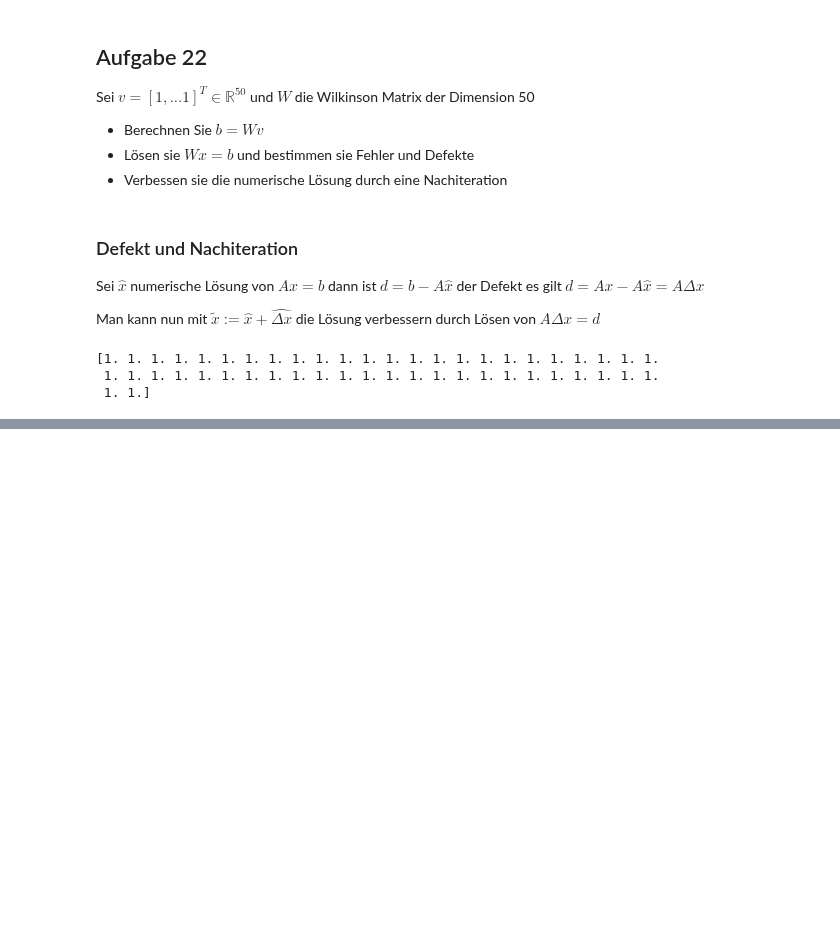
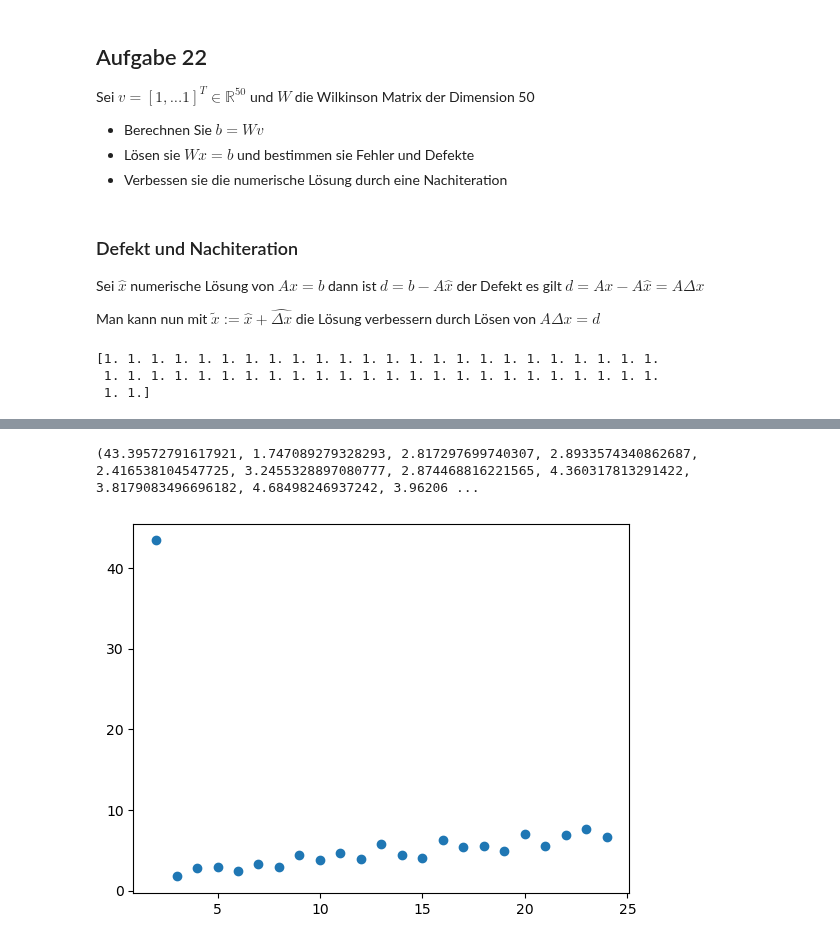
Before and after one commit to LukasMeinschad/Studium, a Jupyter notebook: Mathe/Numerik/VO/systems_of_linear_equations.ipynb, the cells around one changed output, grey strips where cells are left out. Cells and saved outputs as stored; diff of their text form; code cells hidden in the pictures; blank space fills up the shorter version.

```diff
--- a/Mathe/Numerik/VO/systems_of_linear_equations.ipynb
+++ b/Mathe/Numerik/VO/systems_of_linear_equations.ipynb
@@ -288,0 +386,77 @@ print(x_nachiteration)
+# %%
+import numpy as np
+import matplotlib.pyplot as plt
+
+
+def lu_decomposition_with_beta(A):
+    """
+    Performs the LU decomposition with column pivoting and calculates beta values.
+
+    Args:
+        A (numpy.ndarray): A square matrix
+    Returns:
+        P (numpy.ndarray): Permutation matrix for column pivoting
+        L (numpy.ndarray): Lower triangular matrix
+        U (numpy.ndarray): Upper triangular matrix
+        max_a_ij_k: Calculates the maximum entry in each step
+    """
+
+    n = A.shape[0]
+    P = np.eye(n)
+    L = np.zeros_like(A)
+    U = A.copy()
+    max_a_ij_k = []
+
+    for i in range(n):
+        pivot = np.argmax(np.abs(U[i:, i])) + i
+
+        # If pivot not equal to i, swap rows in U and permutation matrix
+        if pivot != i:
+            U[[i, pivot], :] = U[[pivot, i], :]  # Swap rows of U
+            P[[i, pivot], :] = P[[pivot, i], :]  # Swap rows of P
+            if i > 0:
+                L[[i, pivot], :i] = L[[pivot, i], :i]
+
+        # Calculate beta for the current step
+        max_a_ij = np.max(np.abs(U))
+        max_a_ij_k.append(max_a_ij)
+
+        for j in range(i + 1, n):
+            L[j, i] = U[j, i] / U[i, i]  # Multiplier
+            U[j, i:] = U[j, i:] - L[j, i] * U[i, i:]  # Gaussian
+
+    np.fill_diagonal(L, 1)
+
+    return P, L, U, max_a_ij_k
+
+
+n_vals = range(2,25)
+
+
+num_matrices = 30
+
+
+beta_vals = []
+
+for n in n_vals:
+    betas_for_n = []
+    for _ in range(num_matrices):
+        A = np.random.uniform(-1,1,(n,n))
+
+        _, _, _, max_a_ij_k = lu_decomposition_with_beta(A)
+
+        max_a_ij_k = np.max(max_a_ij_k)
+
+        beta = max_a_ij_k / A.max()
+        betas_for_n.append(beta)
+    beta_vals.append((n,np.max(betas_for_n)))
+
+
+
+n_values_plot, betas_plot = zip(*beta_vals)
+print(betas_plot)
+plt.scatter(n_values_plot,betas_plot)
+plt.show()
+# %% [output]
+(43.39572791617921, 1.747089279328293, 2.817297699740307, 2.8933574340862687, 2.416538104547725, 3.2455328897080777, 2.874468816221565, 4.360317813291422, 3.8179083496696182, 4.68498246937242, 3.96206 ...
+[figure, added]
```
Also changed, not shown: parts of 5 cells of this notebook, 30 other files.
